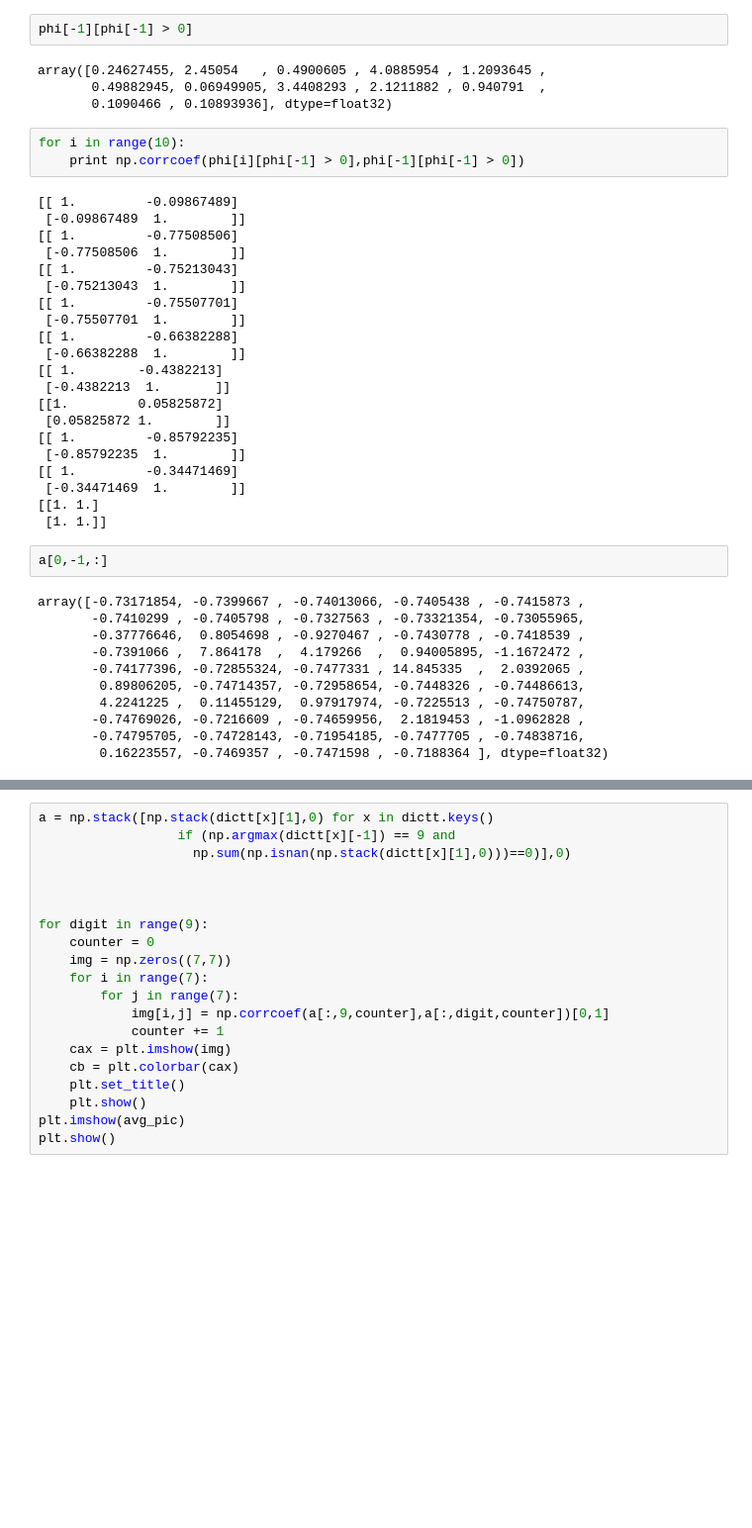
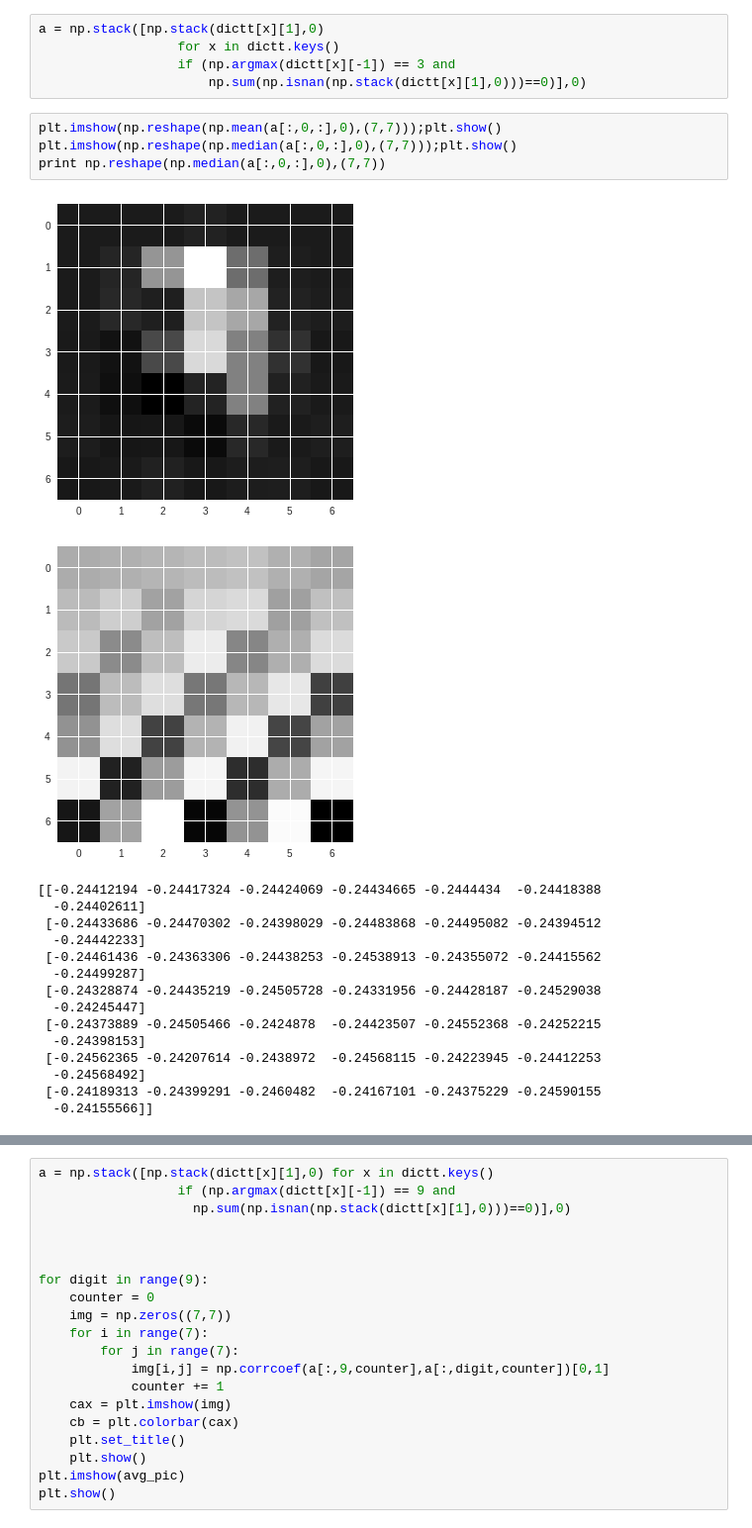
Before and after one commit to leexa90/Explainable_AI_image_classification, a Jupyter notebook: mnist_explore.ipynb, the cells around one changed output, grey strips where cells are left out. Shown at 99% size. Drawn from its saved outputs; the diff is of its cells as text; blank space fills up the shorter version.

```diff
--- a/mnist_explore.ipynb
+++ b/mnist_explore.ipynb
@@ -187,45 +153,28 @@ plt.show()
-# %%
-phi[-1][phi[-1] > 0]
-# %% [output]
-array([0.24627455, 2.45054   , 0.4900605 , 4.0885954 , 1.2093645 ,
-       0.49882945, 0.06949905, 3.4408293 , 2.1211882 , 0.940791  ,
-       0.1090466 , 0.10893936], dtype=float32)
-# %%
-for i in range(10):
-    print np.corrcoef(phi[i][phi[-1] > 0],phi[-1][phi[-1] > 0])
-# %% [output]
-[[ 1.         -0.09867489]
- [-0.09867489  1.        ]]
-[[ 1.         -0.77508506]
- [-0.77508506  1.        ]]
-[[ 1.         -0.75213043]
- [-0.75213043  1.        ]]
-[[ 1.         -0.75507701]
- [-0.75507701  1.        ]]
-[[ 1.         -0.66382288]
- [-0.66382288  1.        ]]
-[[ 1.        -0.4382213]
- [-0.4382213  1.       ]]
-[[1.         0.05825872]
- [0.05825872 1.        ]]
-[[ 1.         -0.85792235]
- [-0.85792235  1.        ]]
-[[ 1.         -0.34471469]
- [-0.34471469  1.        ]]
-[[1. 1.]
- [1. 1.]]
-# %%
-a[0,-1,:]
-# %% [output]
-array([-0.73171854, -0.7399667 , -0.74013066, -0.7405438 , -0.7415873 ,
-       -0.7410299 , -0.7405798 , -0.7327563 , -0.73321354, -0.73055965,
-       -0.37776646,  0.8054698 , -0.9270467 , -0.7430778 , -0.7418539 ,
-       -0.7391066 ,  7.864178  ,  4.179266  ,  0.94005895, -1.1672472 ,
-       -0.74177396, -0.72855324, -0.7477331 , 14.845335  ,  2.0392065 ,
-        0.89806205, -0.74714357, -0.72958654, -0.7448326 , -0.74486613,
-        4.2241225 ,  0.11455129,  0.97917974, -0.7225513 , -0.74750787,
-       -0.74769026, -0.7216609 , -0.74659956,  2.1819453 , -1.0962828 ,
-       -0.74795705, -0.74728143, -0.71954185, -0.7477705 , -0.74838716,
-        0.16223557, -0.7469357 , -0.7471598 , -0.7188364 ], dtype=float32)
+# %%
+a = np.stack([np.stack(dictt[x][1],0)
+                  for x in dictt.keys()
+                  if (np.argmax(dictt[x][-1]) == 3 and
+                      np.sum(np.isnan(np.stack(dictt[x][1],0)))==0)],0)
+# %%
+plt.imshow(np.reshape(np.mean(a[:,0,:],0),(7,7)));plt.show()
+plt.imshow(np.reshape(np.median(a[:,0,:],0),(7,7)));plt.show()
+print np.reshape(np.median(a[:,0,:],0),(7,7))
+# %% [output]
+[figure, added]
+[figure, added]
+[[-0.24412194 -0.24417324 -0.24424069 -0.24434665 -0.2444434  -0.24418388
+  -0.24402611]
+ [-0.24433686 -0.24470302 -0.24398029 -0.24483868 -0.24495082 -0.24394512
+  -0.24442233]
+ [-0.24461436 -0.24363306 -0.24438253 -0.24538913 -0.24355072 -0.24415562
+  -0.24499287]
+ [-0.24328874 -0.24435219 -0.24505728 -0.24331956 -0.24428187 -0.24529038
+  -0.24245447]
+ [-0.24373889 -0.24505466 -0.2424878  -0.24423507 -0.24552368 -0.24252215
+  -0.24398153]
+ [-0.24562365 -0.24207614 -0.2438972  -0.24568115 -0.24223945 -0.24412253
+  -0.24568492]
+ [-0.24189313 -0.24399291 -0.2460482  -0.24167101 -0.24375229 -0.24590155
+  -0.24155566]]
 # %%
 # %% [output]
```
Also changed, not shown: parts of 19 cells of this notebook.
